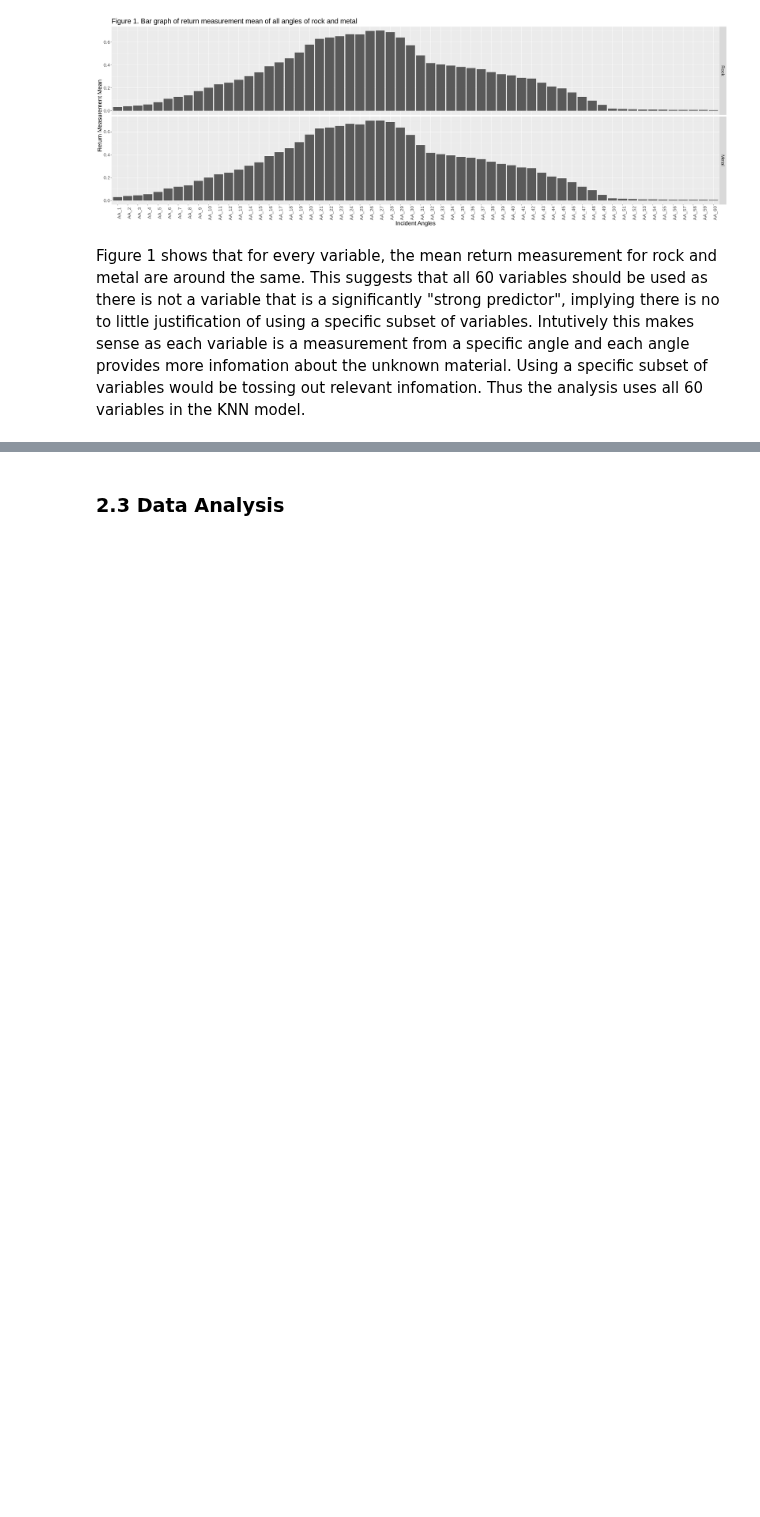
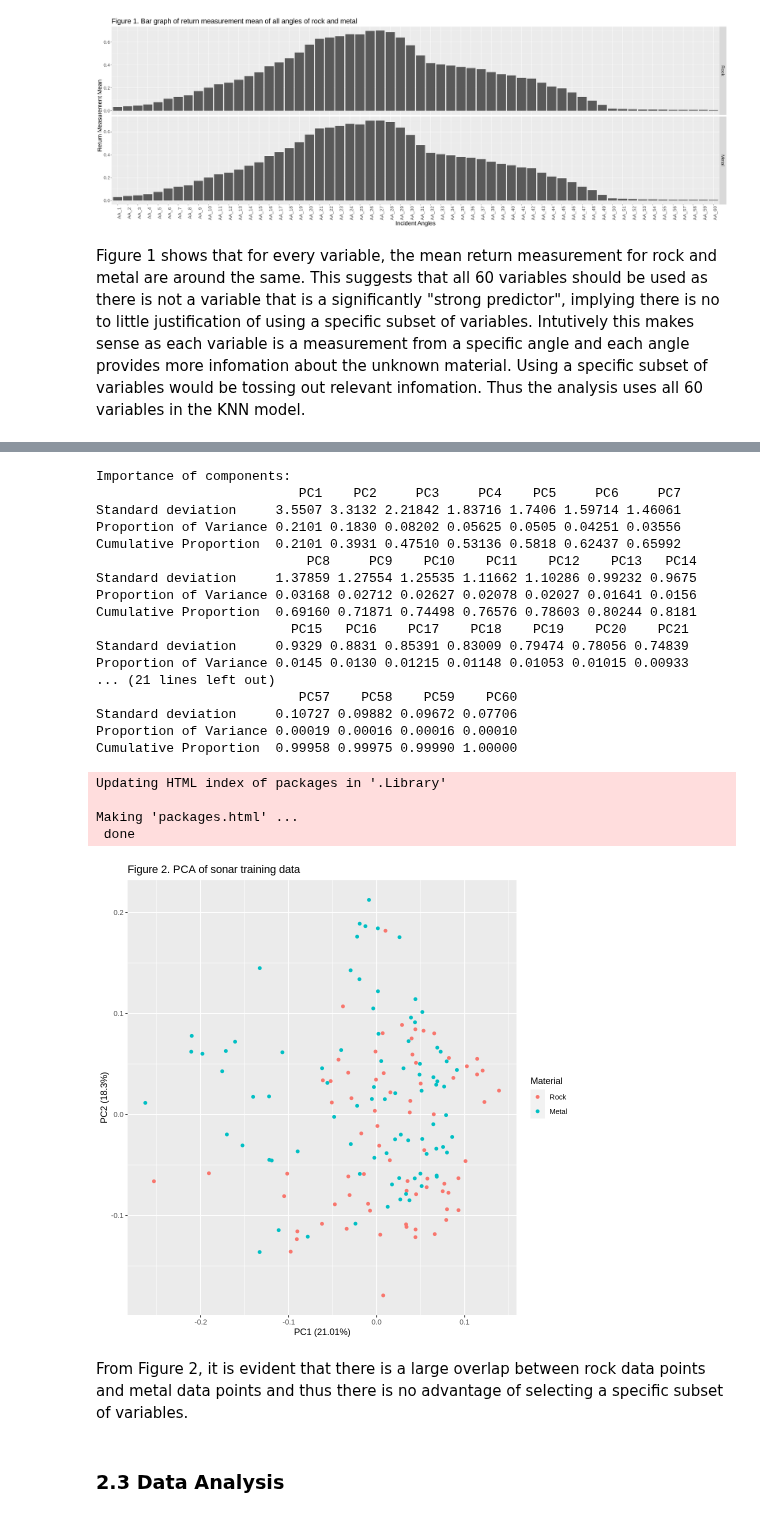
Before and after one commit to m2icocoa/group_project_team_6, a Jupyter notebook: proposal.ipynb, the cells around one changed output, grey strips where cells are left out. Cells and saved outputs as stored; diff of their text form; code cells hidden in the pictures; blank space fills up the shorter version.

Commit message:
Reorder PCA plot

```diff
--- a/proposal.ipynb
+++ b/proposal.ipynb
@@ -170,3 +172,52 @@ Figure 1 shows that for every variable, the mean return measurement for rock and
+# %%
+## Code adapted from: https://www.geeksforgeeks.org/how-to-make-pca-plot-with-r/
+
+sonar_pca <- prcomp(sonar_training[,c(1:60)],
+                   center = TRUE,
+                   scale. = TRUE)
+
+# Here we get 60 principal components named PC1-60. Each of these explains a percentage of the total variation in the dataset.
+summary(sonar_pca)
+#str(sonar_pca)
+
+install.packages("ggfortify")
+library(ggfortify)
+sonar_pca_plot <- autoplot(sonar_pca, data = sonar_training, colour = 'Rocks_or_Mines') +
+    labs(colour = "Material", title = "Figure 2. PCA of sonar training data")
+sonar_pca_plot
+
+# For a better understanding of the linear transformation of features, biplot( ) function also be used to plot PCA.
+# biplot_sonar_pca <- biplot(sonar_pca)
+# biplot_sonar_pca
+
+# For determining the ideal features which can be justified after performing PCA, the plot( ) function can be used to plot the precomp object.
+# plot_sonar_pca <- plot(sonar_pca, type = '1')
+# plot_sonar_pca
+# %% [output]
+Importance of components:
+                          PC1    PC2     PC3     PC4    PC5     PC6     PC7
+Standard deviation     3.5507 3.3132 2.21842 1.83716 1.7406 1.59714 1.46061
+Proportion of Variance 0.2101 0.1830 0.08202 0.05625 0.0505 0.04251 0.03556
+Cumulative Proportion  0.2101 0.3931 0.47510 0.53136 0.5818 0.62437 0.65992
+                           PC8     PC9    PC10    PC11    PC12    PC13   PC14
+Standard deviation     1.37859 1.27554 1.25535 1.11662 1.10286 0.99232 0.9675
+Proportion of Variance 0.03168 0.02712 0.02627 0.02078 0.02027 0.01641 0.0156
+Cumulative Proportion  0.69160 0.71871 0.74498 0.76576 0.78603 0.80244 0.8181
+                         PC15   PC16    PC17    PC18    PC19    PC20    PC21
+Standard deviation     0.9329 0.8831 0.85391 0.83009 0.79474 0.78056 0.74839
+Proportion of Variance 0.0145 0.0130 0.01215 0.01148 0.01053 0.01015 0.00933
+... (21 lines left out)
+                          PC57    PC58    PC59    PC60
+Standard deviation     0.10727 0.09882 0.09672 0.07706
+Proportion of Variance 0.00019 0.00016 0.00016 0.00010
+Cumulative Proportion  0.99958 0.99975 0.99990 1.00000
+Updating HTML index of packages in '.Library'
+
+Making 'packages.html' ...
+ done
+[figure, added]
+# %% [markdown]
+From Figure 2, it is evident that there is a large overlap between rock data points and metal data points and thus there is no advantage of selecting a specific subset of variables.
 # %% [markdown]
 ### 2.3 Data Analysis
 # %% [markdown]
```
Also changed, not shown: parts of 8 cells of this notebook.
